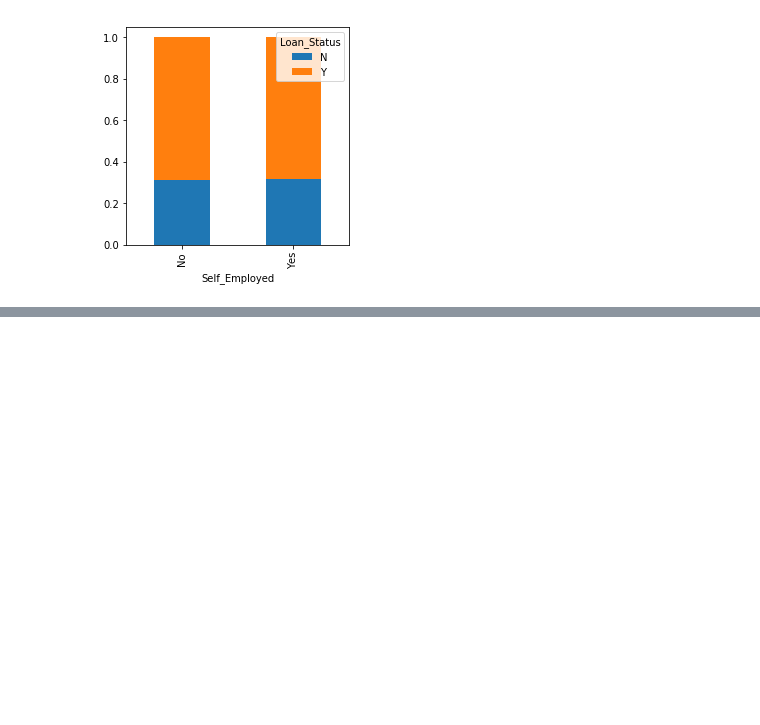
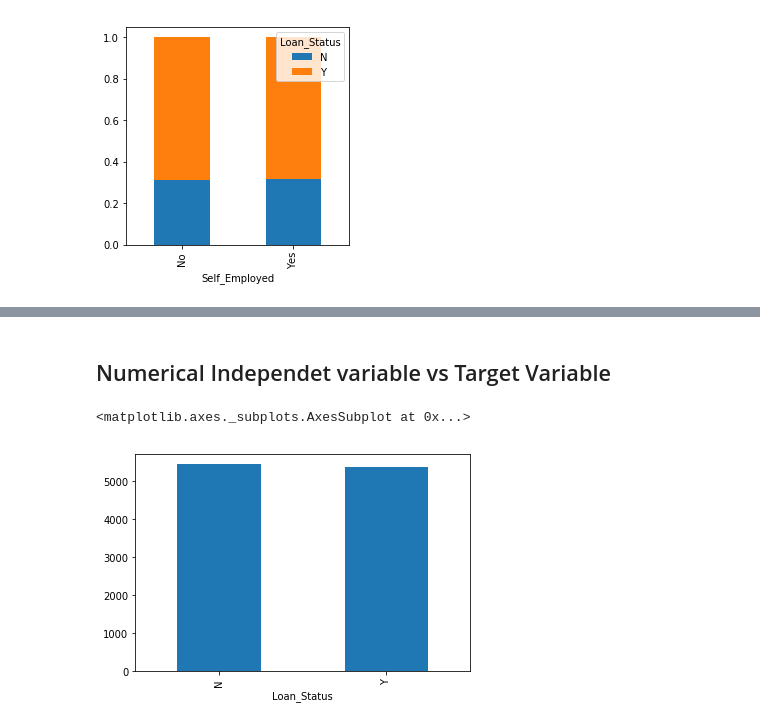
Before and after one commit to ElissandroMendes/loan-prediction, a Jupyter notebook: loan-prediction.ipynb, the cells around one changed output, grey strips where cells are left out. Saved outputs shown, nothing was run; the diff lists cells and outputs as text; code cells hidden in the pictures; blank space fills up the shorter version.

```diff
--- a/loan-prediction.ipynb
+++ b/loan-prediction.ipynb
@@ -189,0 +199,8 @@ Self_Employed.div(Self_Employed.sum(1).astype(float), axis=0).plot(kind="bar", s
+# %% [markdown]
+## Numerical Independet variable vs Target Variable
+# %%
+# train.groupby('Loan_Status')['ApplicantIncome'].mean().plot(kind="bar")
+train.groupby('Loan_Status')['ApplicantIncome'].mean().plot.bar()
+# %% [output]
+<matplotlib.axes._subplots.AxesSubplot at 0x...>
+[figure, added]
```
Also changed, not shown: parts of 7 cells of this notebook.
